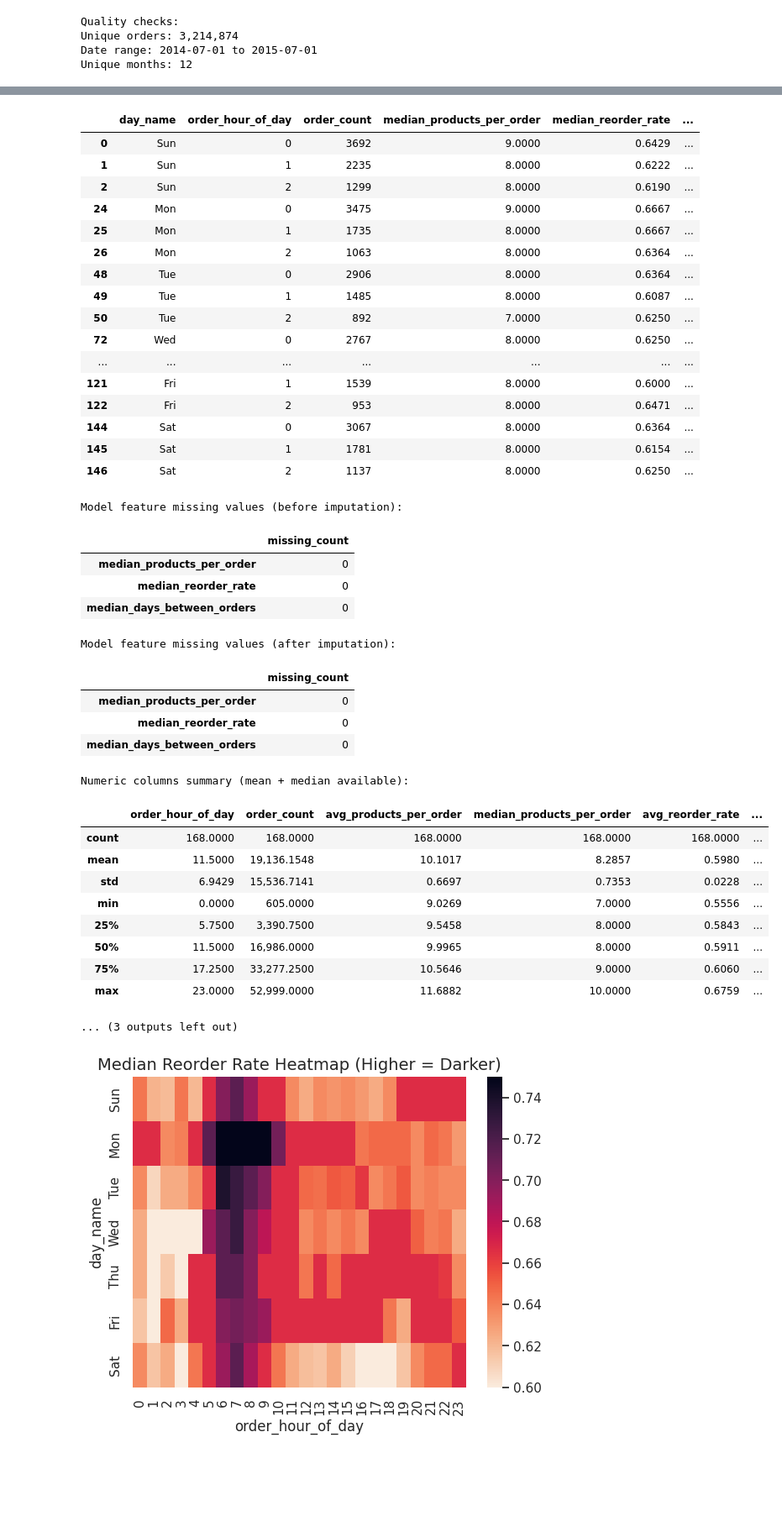
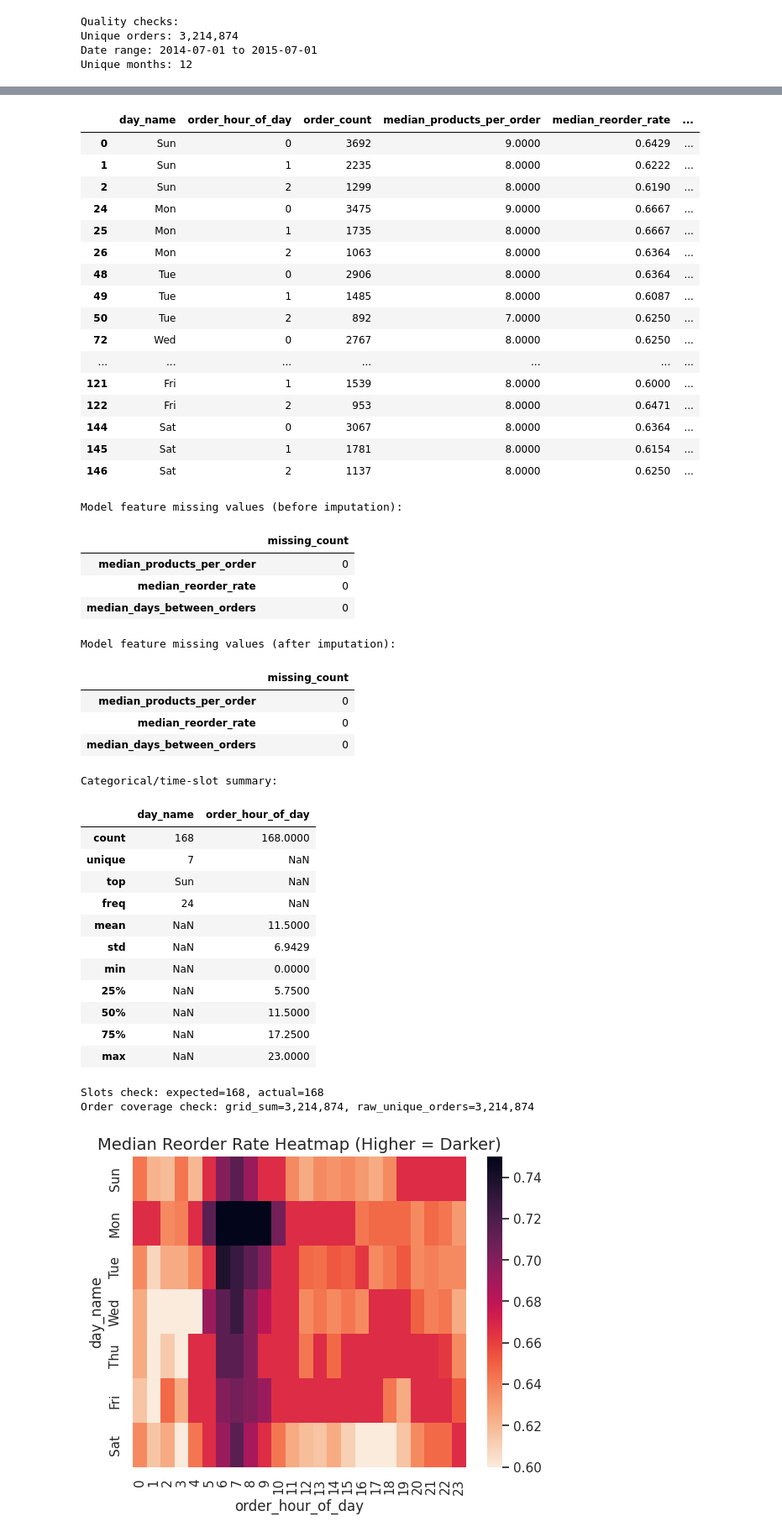
Before and after one commit to ppts2545/Instacart-Market-Basket-Analysis, a Jupyter notebook: notebooks/02_Exploratory_Data_Analysis/02_customer_behavior.ipynb, the cells around one changed output, grey strips where cells are left out. Shown at 84% size. Drawn from its saved outputs; the diff is of its cells as text; code cells hidden in the pictures; blank space fills up the shorter version.

Commit message:
finish eda customer behavior only summary insight left

```diff
--- a/notebooks/02_Exploratory_Data_Analysis/02_customer_behavior.ipynb
+++ b/notebooks/02_Exploratory_Data_Analysis/02_customer_behavior.ipynb
@@ -323,20 +323,6 @@ display(missing_before.to_frame("missing_count"))
 print("Model feature missing values (after imputation):")
 display(missing_after.to_frame("missing_count"))
 
-print("Numeric columns summary (mean + median available):")
-display(
-    customer_kpi[[
-        "order_hour_of_day",
-        "order_count",
-        "avg_products_per_order",
-        "median_products_per_order",
-        "avg_reorder_rate",
-        "median_reorder_rate",
-        "avg_days_between_orders",
-        "median_days_between_orders",
-    ]].describe()
-    )
-
 print("Categorical/time-slot summary:")
 display(customer_kpi[["day_name", "order_hour_of_day"]].describe(include="all"))
 
@@ -377,44 +363,48 @@ Rows per day check (should be 24 each):
 | Fri | 24 |
 | Sat | 24 |
 Median-based view (recommended for robust analysis/modeling):
 |  | day_name | order_hour_of_day | order_count | median_products_per_order | median_reorder_rate | ... |
 | 0 | Sun | 0 | 3692 | 9.0000 | 0.6429 | ... |
 | 1 | Sun | 1 | 2235 | 8.0000 | 0.6222 | ... |
 | 2 | Sun | 2 | 1299 | 8.0000 | 0.6190 | ... |
 | 24 | Mon | 0 | 3475 | 9.0000 | 0.6667 | ... |
 | 25 | Mon | 1 | 1735 | 8.0000 | 0.6667 | ... |
 | 26 | Mon | 2 | 1063 | 8.0000 | 0.6364 | ... |
 | 48 | Tue | 0 | 2906 | 8.0000 | 0.6364 | ... |
 | 49 | Tue | 1 | 1485 | 8.0000 | 0.6087 | ... |
 | 50 | Tue | 2 | 892 | 7.0000 | 0.6250 | ... |
 | 72 | Wed | 0 | 2767 | 8.0000 | 0.6250 | ... |
 | ... | ... | ... | ... | ... | ... | ... |
 | 121 | Fri | 1 | 1539 | 8.0000 | 0.6000 | ... |
 | 122 | Fri | 2 | 953 | 8.0000 | 0.6471 | ... |
 | 144 | Sat | 0 | 3067 | 8.0000 | 0.6364 | ... |
 | 145 | Sat | 1 | 1781 | 8.0000 | 0.6154 | ... |
 | 146 | Sat | 2 | 1137 | 8.0000 | 0.6250 | ... |
 Model feature missing values (before imputation):
 |  | missing_count |
 | median_products_per_order | 0 |
 | median_reorder_rate | 0 |
 | median_days_between_orders | 0 |
 Model feature missing values (after imputation):
 |  | missing_count |
 | median_products_per_order | 0 |
 | median_reorder_rate | 0 |
 | median_days_between_orders | 0 |
-Numeric columns summary (mean + median available):
+Categorical/time-slot summary:
-|  | order_hour_of_day | order_count | avg_products_per_order | median_products_per_order | avg_reorder_rate | ... |
-| count | 168.0000 | 168.0000 | 168.0000 | 168.0000 | 168.0000 | ... |
-| mean | 11.5000 | 19,136.1548 | 10.1017 | 8.2857 | 0.5980 | ... |
-| std | 6.9429 | 15,536.7141 | 0.6697 | 0.7353 | 0.0228 | ... |
-| min | 0.0000 | 605.0000 | 9.0269 | 7.0000 | 0.5556 | ... |
-| 25% | 5.7500 | 3,390.7500 | 9.5458 | 8.0000 | 0.5843 | ... |
-| 50% | 11.5000 | 16,986.0000 | 9.9965 | 8.0000 | 0.5911 | ... |
-| 75% | 17.2500 | 33,277.2500 | 10.5646 | 9.0000 | 0.6060 | ... |
-| max | 23.0000 | 52,999.0000 | 11.6882 | 10.0000 | 0.6759 | ... |
+|  | day_name | order_hour_of_day |
+| count | 168 | 168.0000 |
+| unique | 7 | NaN |
+| top | Sun | NaN |
+| freq | 24 | NaN |
+| mean | NaN | 11.5000 |
+| std | NaN | 6.9429 |
+| min | NaN | 0.0000 |
+| 25% | NaN | 5.7500 |
+| 50% | NaN | 11.5000 |
+| 75% | NaN | 17.2500 |
+| max | NaN | 23.0000 |
-... (3 outputs left out)
+Slots check: expected=168, actual=168
+Order coverage check: grid_sum=3,214,874, raw_unique_orders=3,214,874
 # %%
 pivot = customer_kpi.pivot(
     index="day_name",
```
Also changed, not shown: parts of 9 cells of this notebook.
